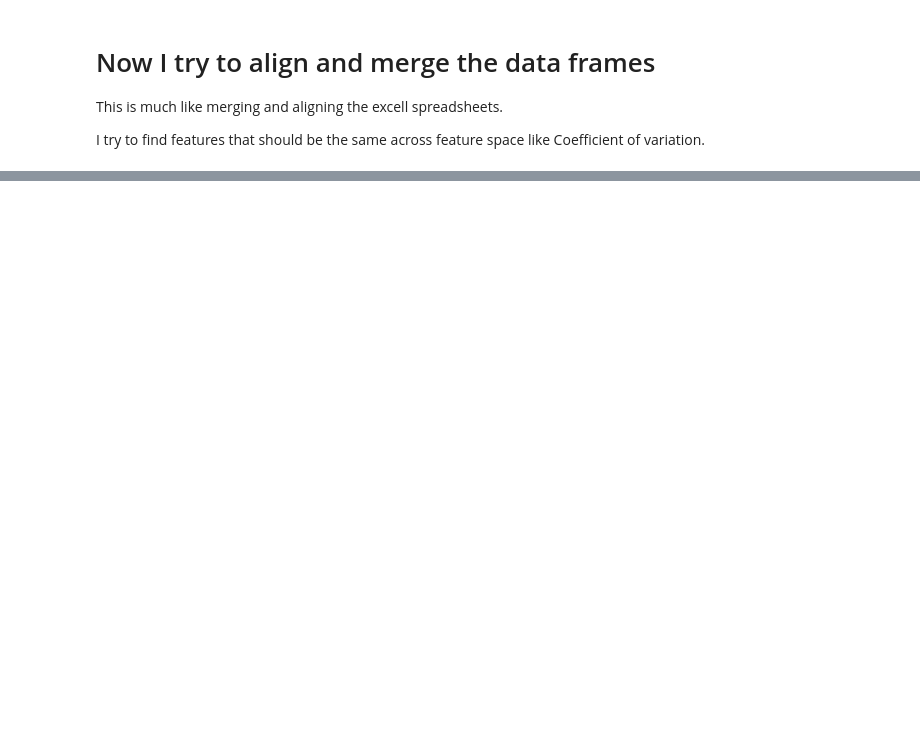
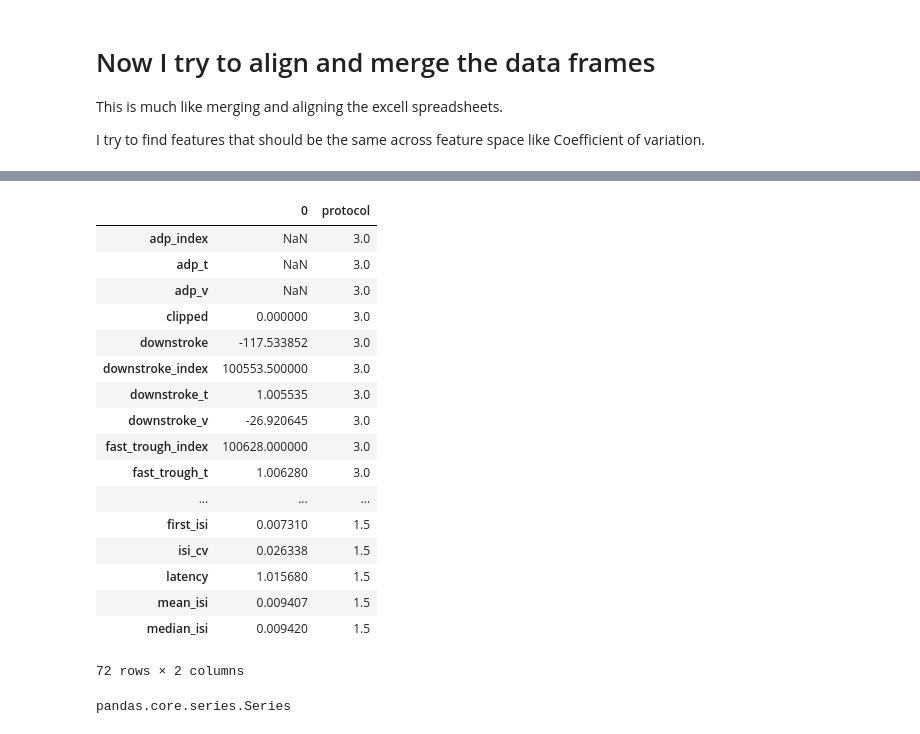
Before and after one commit to russelljjarvis/AllenDruckmannData, a Jupyter notebook: analysis_on_three_feature_sets.ipynb, the cells around one changed output, grey strips where cells are left out. Cells and saved outputs as stored; diff of their text form; code cells hidden in the pictures; blank space fills up the shorter version.

```diff
--- a/analysis_on_three_feature_sets.ipynb
+++ b/analysis_on_three_feature_sets.ipynb
@@ -34,18 +42,3 @@ NotebookApp.rate_limit_window=3.0 (secs)
 
 ### Then, I do a cleanup step…
 ### fix fact that column names may be NU classes as opposed to strings.
-# %%
-
-rename = {}
-
-def clean_data_formating(contents):
-    for col in contents[0]['dm'].columns:
-        if hasattr(col,'name'):
-            rename[col] = col.name
-        else:
-            rename[col] = col
-    for cont in contents:
-        cont['dm'].rename(columns=rename, inplace=True)
-        #print(cont['dm'].columns)
-    return contents
-contents = clean_data_formating(contents)
@@ -58,3 +99,56 @@ I try to find features that should be the same across feature space like Coeffic
+# %%
+#.iloc[0]
+#contents[0]['allen'][0]['width']#.iloc[1]
+#contents[0]['allen']['protocol']
+contents[-4]['allen']
+# %% [output]
+|  | 0 | protocol |
+| adp_index | NaN | 3.0 |
+| adp_t | NaN | 3.0 |
+| adp_v | NaN | 3.0 |
+| clipped | 0.000000 | 3.0 |
+| downstroke | -117.533852 | 3.0 |
+| downstroke_index | 100553.500000 | 3.0 |
+| downstroke_t | 1.005535 | 3.0 |
+| downstroke_v | -26.920645 | 3.0 |
+| fast_trough_index | 100628.000000 | 3.0 |
+| fast_trough_t | 1.006280 | 3.0 |
+| ... | ... | ... |
+| first_isi | 0.007310 | 1.5 |
+| isi_cv | 0.026338 | 1.5 |
+| latency | 1.015680 | 1.5 |
+| mean_isi | 0.009407 | 1.5 |
+| median_isi | 0.009420 | 1.5 |
+72 rows × 2 columns
+# %%
+
+full_allens = [c['allen'] for c in contents if 'median_isi' in c['allen'].transpose()]
+ALLEN_CV15 = [ fa[0]['isi_cv'] for fa in full_allens ]
+
+contents[-1]['allen'].keys()#['isi_cv']
+#[0]['isi_cv']#.iloc[0]
+#ALLEN_CV30 = contents[0]['allen']['isi_cv'][1]#.iloc[1]
+#full_allens
+
+for c in contents:
+    cont_ = c['allen'].transpose()
+    #try:
+    #    print('yes')
+        #print(cont_['mean_isi'])
+    #except:
+    #    pass
+    #if 'mea_isi' in cont_:
+    #    print(c)
+
+
+
+#cont_['mean_isi']
+    #if 'median_isi' in c['allen']:
+#ALLEN_CV15
+#full_allens[0][0].keys()#['median_isi']
+type(ALLEN_CV15[0])
+# %% [output]
+pandas.core.series.Series
 # %%
 CV_DM = contents[0]['dm']['ISICVTest'].iloc[0]
 accom_DM = contents[0]['dm']['InitialAccommodationMeanTest'].iloc[0]
```
Also changed, not shown: parts of 7 cells of this notebook.
